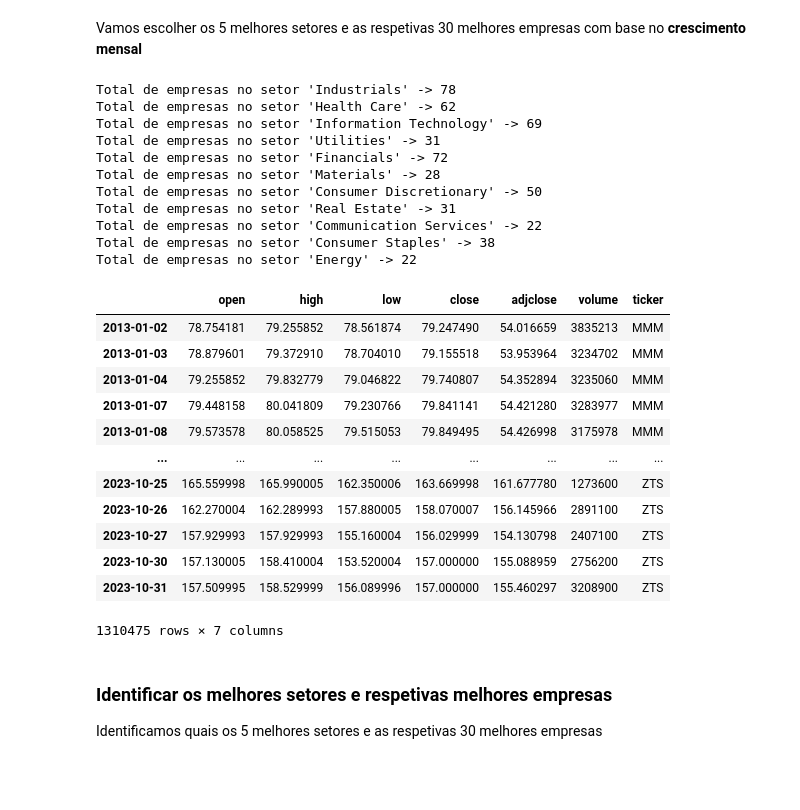
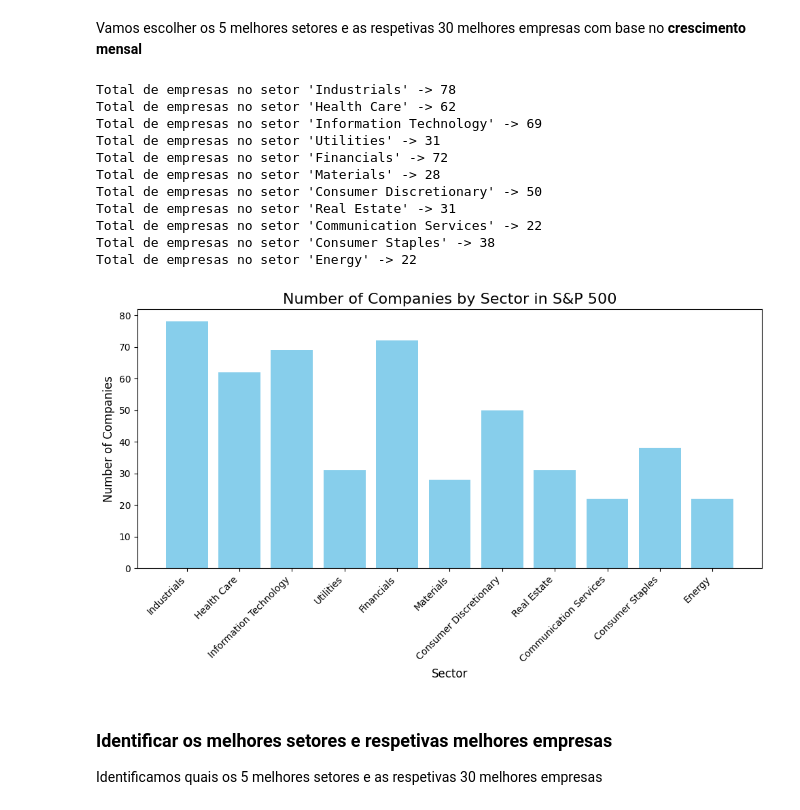
Before and after one commit to joaobaptista30/Lab_IACD_Project_2, a Jupyter notebook: extract_and_select_data.ipynb, the cells around one changed output. Saved outputs shown, nothing was run; the diff lists cells and outputs as text; code cells hidden in the pictures; blank space fills up the shorter version.

```diff
--- a/extract_and_select_data.ipynb
+++ b/extract_and_select_data.ipynb
@@ -159,22 +166,41 @@ SP500_train_data = pd.read_csv("stocks_train_data.csv", index_col=0)
 SP500_train_data.index = pd.to_datetime(SP500_train_data.index)
 SP500_simulate_data = pd.read_csv("stocks_simulate_data.csv", index_col=0)
 SP500_simulate_data.index = pd.to_datetime(SP500_simulate_data.index)
-# %%
-for sector in SP500_company_data["GICS Sector"].unique():
-    n_empresas = SP500_company_data[SP500_company_data["GICS Sector"] == sector]["GICS Sector"].count()
-    print(f"Total de empresas no setor '{sector}' -> {n_empresas}")
-# %% [output]
-Total de empresas no setor 'Industrials' -> 78
-Total de empresas no setor 'Health Care' -> 62
-Total de empresas no setor 'Information Technology' -> 69
-Total de empresas no setor 'Utilities' -> 31
-Total de empresas no setor 'Financials' -> 72
-Total de empresas no setor 'Materials' -> 28
-Total de empresas no setor 'Consumer Discretionary' -> 50
-Total de empresas no setor 'Real Estate' -> 31
-Total de empresas no setor 'Communication Services' -> 22
-Total de empresas no setor 'Consumer Staples' -> 38
-Total de empresas no setor 'Energy' -> 22
+# %%
+import matplotlib.pyplot as plt
+
+for sector in SP500_company_data["GICS Sector"].unique():
+    n_empresas = SP500_company_data[SP500_company_data["GICS Sector"] == sector]["GICS Sector"].count()
+    print(f"Total de empresas no setor '{sector}' -> {n_empresas}")
+
+
+sectors = SP500_company_data["GICS Sector"].unique()
+counts = [SP500_company_data[SP500_company_data["GICS Sector"] == sector]["GICS Sector"].count() for sector in sectors]
+
+plt.figure(figsize=(10, 6))
+plt.bar(sectors, counts, color='skyblue')
+
+plt.title("Number of Companies by Sector in S&P 500", fontsize=16)
+plt.xlabel("Sector", fontsize=12)
+plt.ylabel("Number of Companies", fontsize=12)
+
+plt.xticks(rotation=45, ha='right')
+
+plt.tight_layout()
+plt.show()
+# %% [output]
+Total de empresas no setor 'Industrials' -> 78
+Total de empresas no setor 'Health Care' -> 62
+Total de empresas no setor 'Information Technology' -> 69
+Total de empresas no setor 'Utilities' -> 31
+Total de empresas no setor 'Financials' -> 72
+Total de empresas no setor 'Materials' -> 28
+Total de empresas no setor 'Consumer Discretionary' -> 50
+Total de empresas no setor 'Real Estate' -> 31
+Total de empresas no setor 'Communication Services' -> 22
+Total de empresas no setor 'Consumer Staples' -> 38
+Total de empresas no setor 'Energy' -> 22
+[figure, added]
 # %%
 def get_growth(df):
     # retorna o crescimento mensal da empresa
@@ -185,22 +211,6 @@ def get_growth(df):
         monthly_growth += ((row['last'] - row['first']) / row['first']) * 100
 
     return monthly_growth/len(monthly)
-# %%
-SP500_train_data
-# %% [output]
-|  | open | high | low | close | adjclose | volume | ticker |
-| 2013-01-02 | 78.754181 | 79.255852 | 78.561874 | 79.247490 | 54.016659 | 3835213 | MMM |
-| 2013-01-03 | 78.879601 | 79.372910 | 78.704010 | 79.155518 | 53.953964 | 3234702 | MMM |
-| 2013-01-04 | 79.255852 | 79.832779 | 79.046822 | 79.740807 | 54.352894 | 3235060 | MMM |
-| 2013-01-07 | 79.448158 | 80.041809 | 79.230766 | 79.841141 | 54.421280 | 3283977 | MMM |
-| 2013-01-08 | 79.573578 | 80.058525 | 79.515053 | 79.849495 | 54.426998 | 3175978 | MMM |
-| ... | ... | ... | ... | ... | ... | ... | ... |
-| 2023-10-25 | 165.559998 | 165.990005 | 162.350006 | 163.669998 | 161.677780 | 1273600 | ZTS |
-| 2023-10-26 | 162.270004 | 162.289993 | 157.880005 | 158.070007 | 156.145966 | 2891100 | ZTS |
-| 2023-10-27 | 157.929993 | 157.929993 | 155.160004 | 156.029999 | 154.130798 | 2407100 | ZTS |
-| 2023-10-30 | 157.130005 | 158.410004 | 153.520004 | 157.000000 | 155.088959 | 2756200 | ZTS |
-| 2023-10-31 | 157.509995 | 158.529999 | 156.089996 | 157.000000 | 155.460297 | 3208900 | ZTS |
-1310475 rows × 7 columns
 # %%
 growth = {}
 sectors_growth = {}
```
Also changed, not shown: parts of 5 cells of this notebook, 2 other files.
